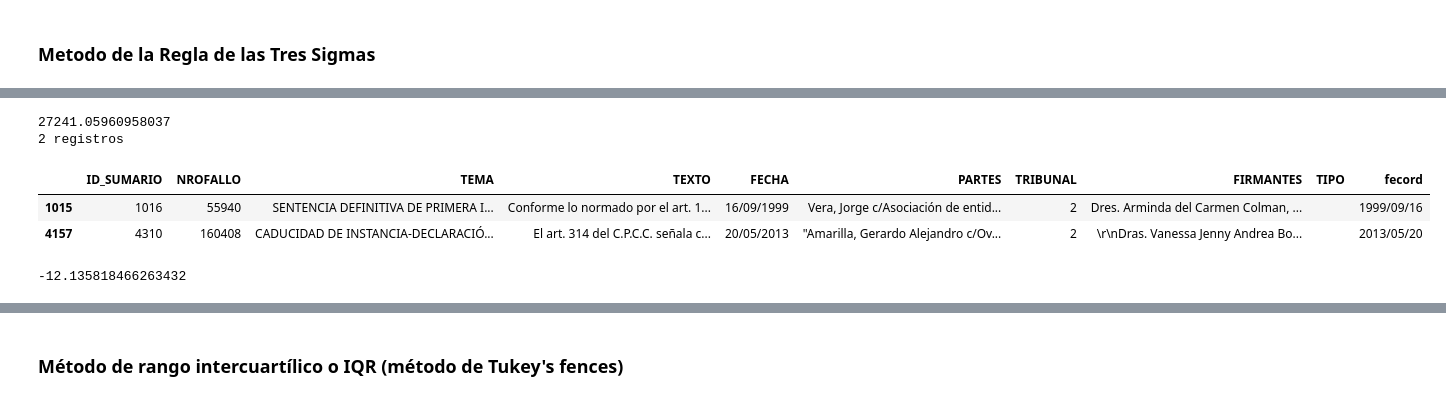
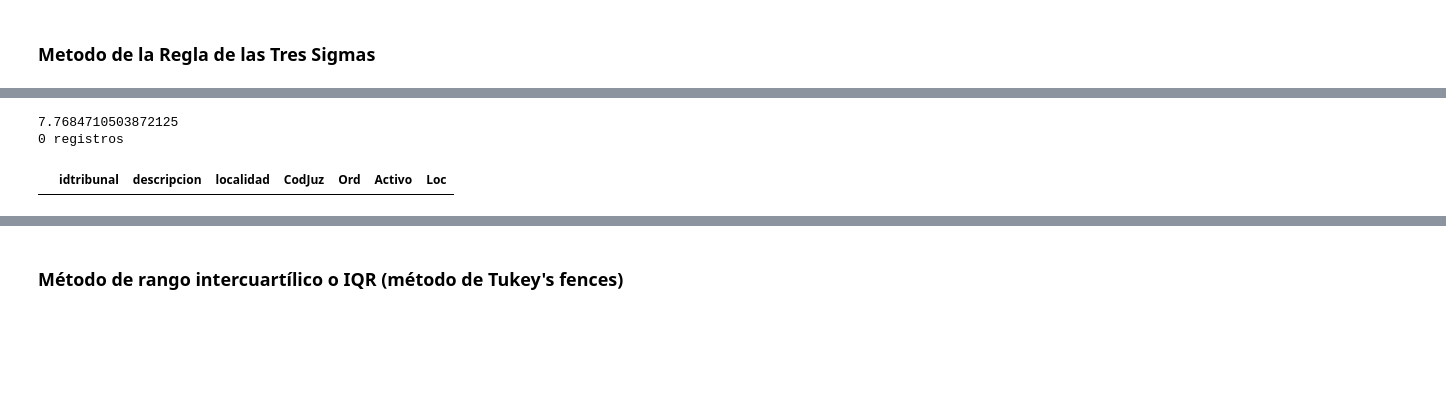
Before and after one commit to melodiromero/juris_etl_eda, a Jupyter notebook: EDA/eda_tribunales.ipynb, the cells around one changed output, grey strips where cells are left out. Drawn from its saved outputs; the diff is of its cells as text; code cells hidden in the pictures; blank space fills up the shorter version.

```diff
--- a/EDA/eda_tribunales.ipynb
+++ b/EDA/eda_tribunales.ipynb
@@ -99,23 +99,12 @@ print(minimo)
 # %%
-maximo = df['NROFALLO'].mean() + 3 * df['NROFALLO'].std()
+maximo = df['CodJuz'].mean() + 3 * df['CodJuz'].std()
 print(maximo)
 
 
-atípicos = df[df['NROFALLO'] > maximo]
+atípicos = df[df['CodJuz'] > maximo]
 print(len(atípicos), 'registros')
 atípicos
 # %% [output]
-27241.05960958037
-2 registros
+7.7684710503872125
+0 registros
-|  | ID_SUMARIO | NROFALLO | TEMA | TEXTO | FECHA | PARTES | TRIBUNAL | FIRMANTES | TIPO | fecord |
-| 1015 | 1016 | 55940 | SENTENCIA DEFINITIVA DE PRIMERA I... | Conforme lo normado por el art. 1... | 16/09/1999 | Vera, Jorge c/Asociación de entid... | 2 | Dres. Arminda del Carmen Colman, ... |  | 1999/09/16 |
-| 4157 | 4310 | 160408 | CADUCIDAD DE INSTANCIA-DECLARACIÓ... | El art. 314 del C.P.C.C. señala c... | 20/05/2013 | "Amarilla, Gerardo Alejandro c/Ov... | 2 | \r\nDras. Vanessa Jenny Andrea Bo... |  | 2013/05/20 |
+|  | idtribunal | descripcion | localidad | CodJuz | Ord | Activo | Loc |
-# %%
-# ORGANISMO
-# mínimo = Promedio – 3 * Desviación Estándar
-# máximo = Promedio + 3 * Desviación Estándar
-
-minimo = df['TRIBUNAL'].mean() - 3 * df['TRIBUNAL'].std()
-print(minimo)
-# %% [output]
--12.135818466263432
```
Also changed, not shown: parts of 31 cells of this notebook, 2 other files.
